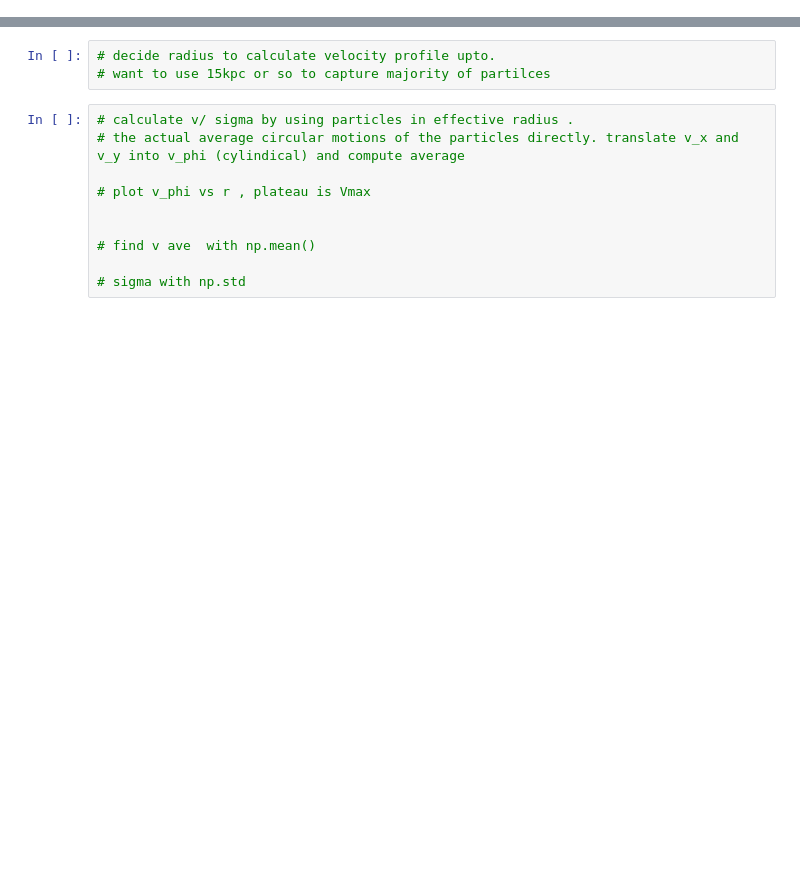
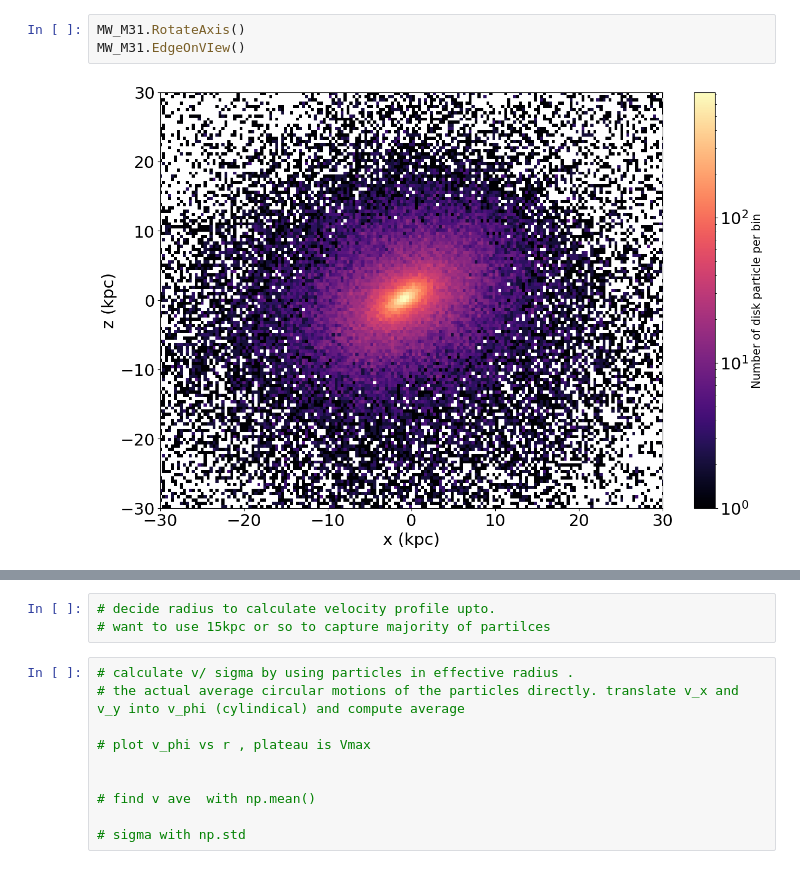
Before and after one commit to hina18201716/astr400b-25s, a Jupyter notebook: ra/ResearchAssignment.ipynb, the cells around one changed output, grey strips where cells are left out. Saved outputs shown, nothing was run; the diff lists cells and outputs as text; blank space fills up the shorter version.

```diff
--- a/ra/ResearchAssignment.ipynb
+++ b/ra/ResearchAssignment.ipynb
@@ -179,0 +207,5 @@ plt.legend()
+# %%
+MW_M31.RotateAxis()
+MW_M31.EdgeOnVIew()
+# %% [output]
+[figure, added]
```
Also changed, not shown: parts of 15 cells of this notebook, 1 other file.
